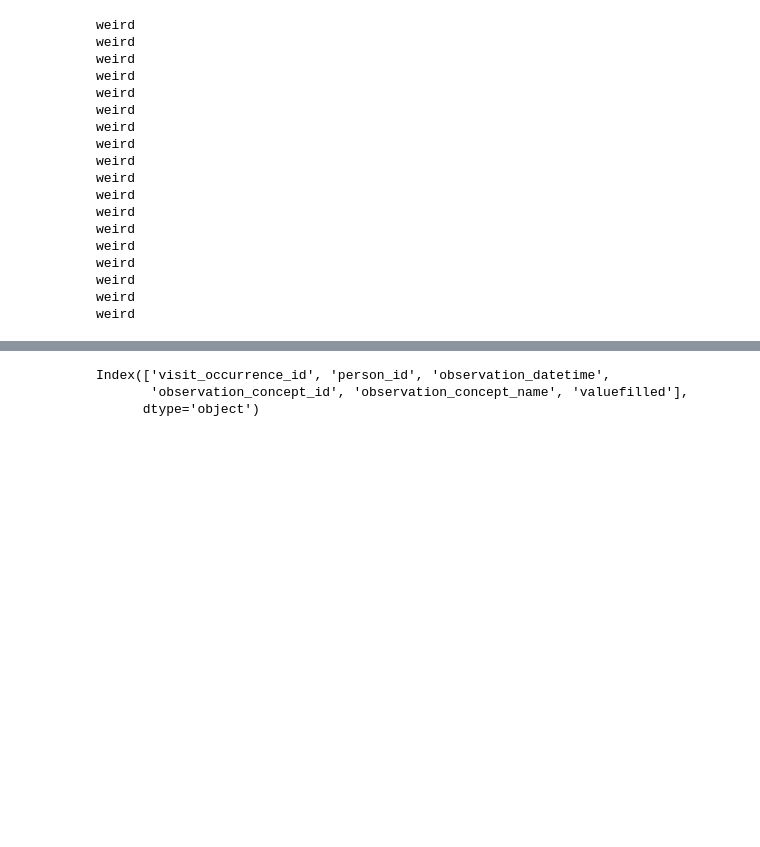
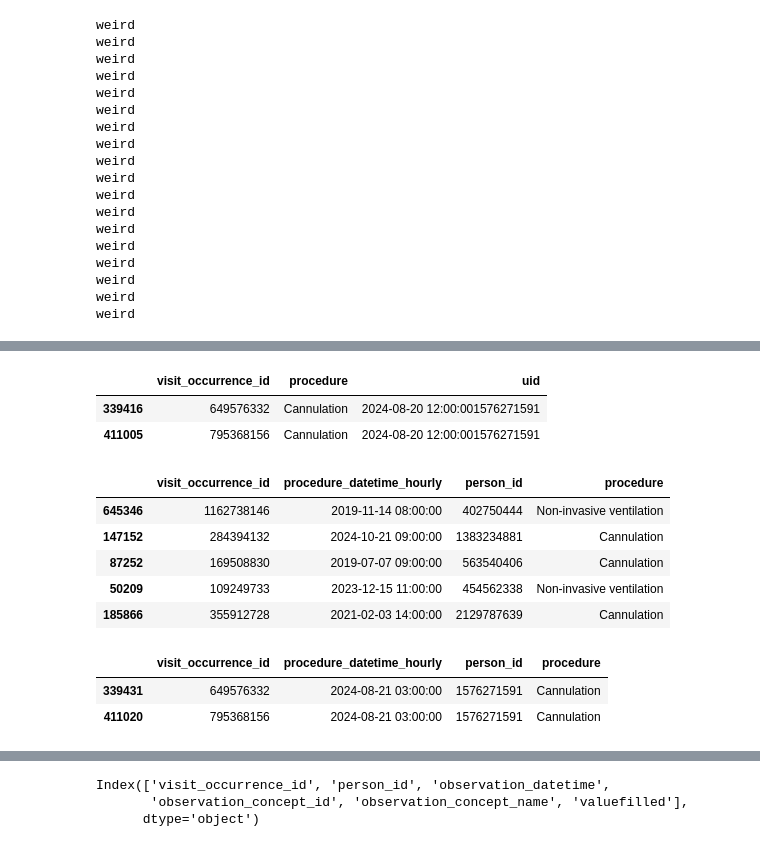
Before and after one commit to carseys/pediatric-sepsis-ml-kaggle, a Jupyter notebook: sepsis-ml-model.ipynb, the cells around one changed output, grey strips where cells are left out. Cells and saved outputs as stored; diff of their text form; code cells hidden in the pictures; blank space fills up the shorter version.

```diff
--- a/sepsis-ml-model.ipynb
+++ b/sepsis-ml-model.ipynb
@@ -226,3 +193,26 @@ proceduresoccurrences_train.sample(6)
+# %%
+proceduresoccurrences_train[proceduresoccurrences_train['uid']=='2024-08-20 12:00:001576271591']
+# %% [output]
+|  | visit_occurrence_id | procedure | uid |
+| 339416 | 649576332 | Cannulation | 2024-08-20 12:00:001576271591 |
+| 411005 | 795368156 | Cannulation | 2024-08-20 12:00:001576271591 |
+# %%
+proceduresoccurrences_train_2 = pd.read_csv('training_data/proceduresoccurrences_train.csv').drop_duplicates()
+# %%
+proceduresoccurrences_train_2.sample(5)
+# %% [output]
+|  | visit_occurrence_id | procedure_datetime_hourly | person_id | procedure |
+| 645346 | 1162738146 | 2019-11-14 08:00:00 | 402750444 | Non-invasive ventilation |
+| 147152 | 284394132 | 2024-10-21 09:00:00 | 1383234881 | Cannulation |
+| 87252 | 169508830 | 2019-07-07 09:00:00 | 563540406 | Cannulation |
+| 50209 | 109249733 | 2023-12-15 11:00:00 | 454562338 | Non-invasive ventilation |
+| 185866 | 355912728 | 2021-02-03 14:00:00 | 2129787639 | Cannulation |
+# %%
+proceduresoccurrences_train_2[(proceduresoccurrences_train_2['person_id']==1576271591) & (proceduresoccurrences_train_2['procedure_datetime_hourly'] == '2024-08-21 03:00:00')]
+# %% [output]
+|  | visit_occurrence_id | procedure_datetime_hourly | person_id | procedure |
+| 339431 | 649576332 | 2024-08-21 03:00:00 | 1576271591 | Cannulation |
+| 411020 | 795368156 | 2024-08-21 03:00:00 | 1576271591 | Cannulation |
 # %%
 drugsexposure_train.sample(6)
 # %% [output]
```
Also changed, not shown: parts of 8 cells of this notebook.
